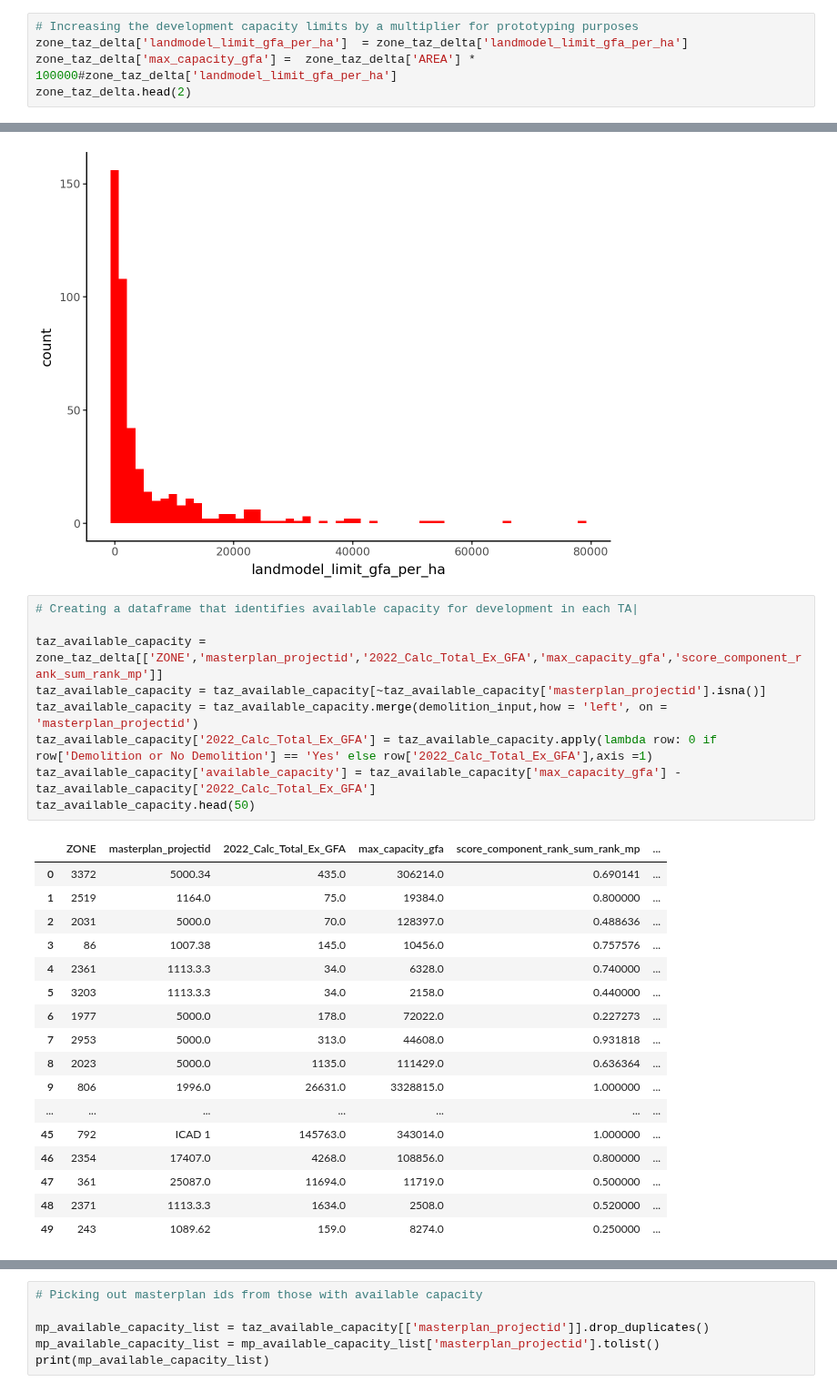
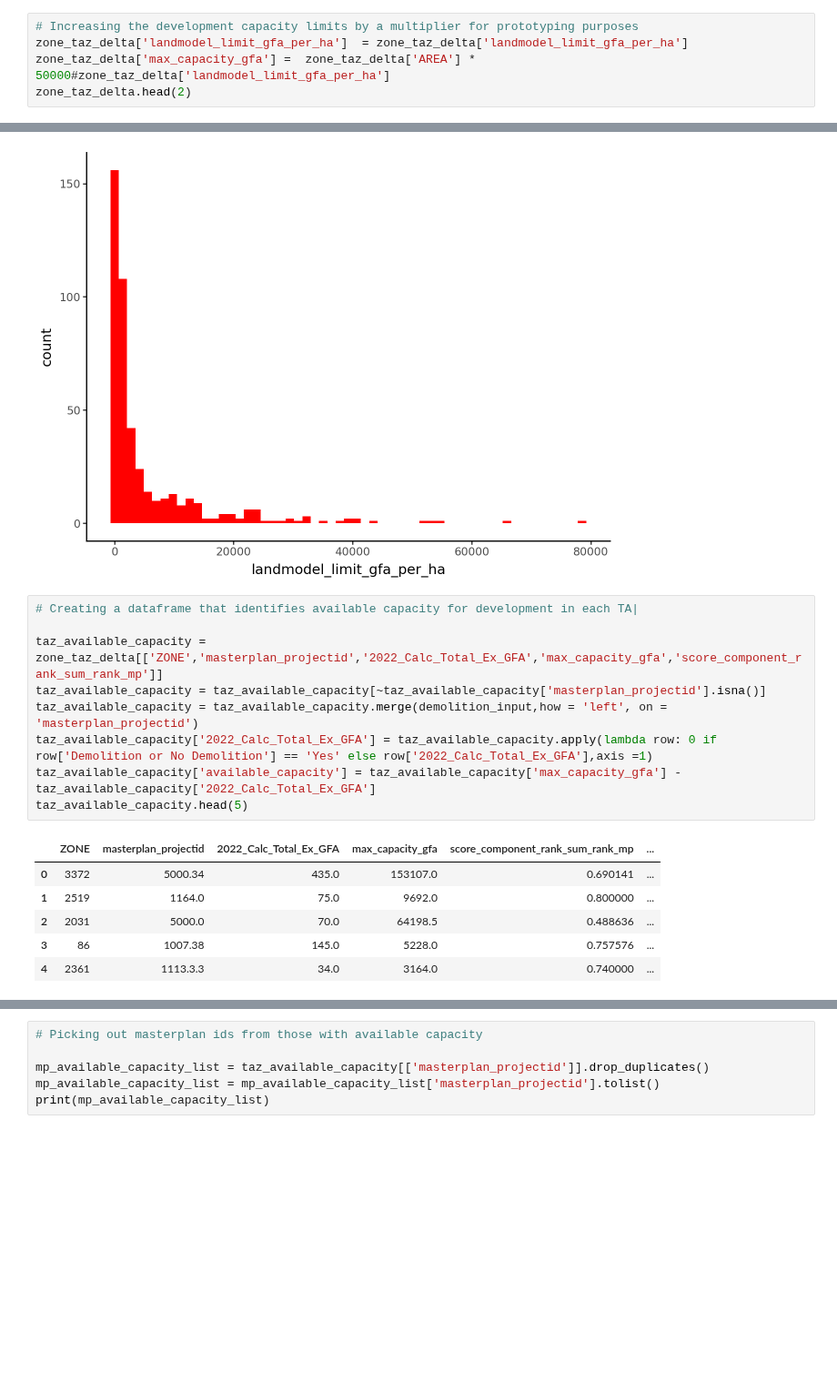
Before and after one commit to BuroHappoldLegacySoup/PlanCapitalLandModel, a Jupyter notebook: MP to TAZ Pipeline.ipynb, the cells around one changed output, grey strips where cells are left out. Shown at 91% size. Saved outputs shown, nothing was run; the diff lists cells and outputs as text; blank space fills up the shorter version.

```diff
--- a/MP to TAZ Pipeline.ipynb
+++ b/MP to TAZ Pipeline.ipynb
@@ -132,7 +132,7 @@ labour_accommodation_phased.head(5)
 # %%
 # Increasing the development capacity limits by a multiplier for prototyping purposes
 zone_taz_delta['landmodel_limit_gfa_per_ha']  = zone_taz_delta['landmodel_limit_gfa_per_ha']
-zone_taz_delta['max_capacity_gfa'] =  zone_taz_delta['AREA'] * 100000#zone_taz_delta['landmodel_limit_gfa_per_ha']
+zone_taz_delta['max_capacity_gfa'] =  zone_taz_delta['AREA'] * 50000#zone_taz_delta['landmodel_limit_gfa_per_ha']
 zone_taz_delta.head(2)
 # %% [output]
 |  | Z | ZONE | EPA | UPC_PRECIN | PRECINCT_N | ST_DIST_ID | ST_DIST_EN | UDM_DIST_I | UDM_DIST_E | ... |
@@ -172,30 +172,19 @@ densities = densities.sort_values(by = ['landmodel_limit_gfa_per_ha']).dropna()
 # %%
 # Creating a dataframe that identifies available capacity for development in each TA|
 
 taz_available_capacity = zone_taz_delta[['ZONE','masterplan_projectid','2022_Calc_Total_Ex_GFA','max_capacity_gfa','score_component_rank_sum_rank_mp']]
 taz_available_capacity = taz_available_capacity[~taz_available_capacity['masterplan_projectid'].isna()]
 taz_available_capacity = taz_available_capacity.merge(demolition_input,how = 'left', on = 'masterplan_projectid')
 taz_available_capacity['2022_Calc_Total_Ex_GFA'] = taz_available_capacity.apply(lambda row: 0 if row['Demolition or No Demolition'] == 'Yes' else row['2022_Calc_Total_Ex_GFA'],axis =1)
 taz_available_capacity['available_capacity'] = taz_available_capacity['max_capacity_gfa'] - taz_available_capacity['2022_Calc_Total_Ex_GFA']
-taz_available_capacity.head(50)
+taz_available_capacity.head(5)
 # %% [output]
 |  | ZONE | masterplan_projectid | 2022_Calc_Total_Ex_GFA | max_capacity_gfa | score_component_rank_sum_rank_mp | ... |
-| 0 | 3372 | 5000.34 | 435.0 | 306214.0 | 0.690141 | ... |
-| 1 | 2519 | 1164.0 | 75.0 | 19384.0 | 0.800000 | ... |
-| 2 | 2031 | 5000.0 | 70.0 | 128397.0 | 0.488636 | ... |
-| 3 | 86 | 1007.38 | 145.0 | 10456.0 | 0.757576 | ... |
-| 4 | 2361 | 1113.3.3 | 34.0 | 6328.0 | 0.740000 | ... |
-| 5 | 3203 | 1113.3.3 | 34.0 | 2158.0 | 0.440000 | ... |
-| 6 | 1977 | 5000.0 | 178.0 | 72022.0 | 0.227273 | ... |
-| 7 | 2953 | 5000.0 | 313.0 | 44608.0 | 0.931818 | ... |
-| 8 | 2023 | 5000.0 | 1135.0 | 111429.0 | 0.636364 | ... |
-| 9 | 806 | 1996.0 | 26631.0 | 3328815.0 | 1.000000 | ... |
-| ... | ... | ... | ... | ... | ... | ... |
-| 45 | 792 | ICAD 1 | 145763.0 | 343014.0 | 1.000000 | ... |
-| 46 | 2354 | 17407.0 | 4268.0 | 108856.0 | 0.800000 | ... |
-| 47 | 361 | 25087.0 | 11694.0 | 11719.0 | 0.500000 | ... |
-| 48 | 2371 | 1113.3.3 | 1634.0 | 2508.0 | 0.520000 | ... |
-| 49 | 243 | 1089.62 | 159.0 | 8274.0 | 0.250000 | ... |
+| 0 | 3372 | 5000.34 | 435.0 | 153107.0 | 0.690141 | ... |
+| 1 | 2519 | 1164.0 | 75.0 | 9692.0 | 0.800000 | ... |
+| 2 | 2031 | 5000.0 | 70.0 | 64198.5 | 0.488636 | ... |
+| 3 | 86 | 1007.38 | 145.0 | 5228.0 | 0.757576 | ... |
+| 4 | 2361 | 1113.3.3 | 34.0 | 3164.0 | 0.740000 | ... |
 # %%
 # Removing TAZs where there is no available capacity
 
```
Also changed, not shown: parts of 12 cells of this notebook, 2 other files.
